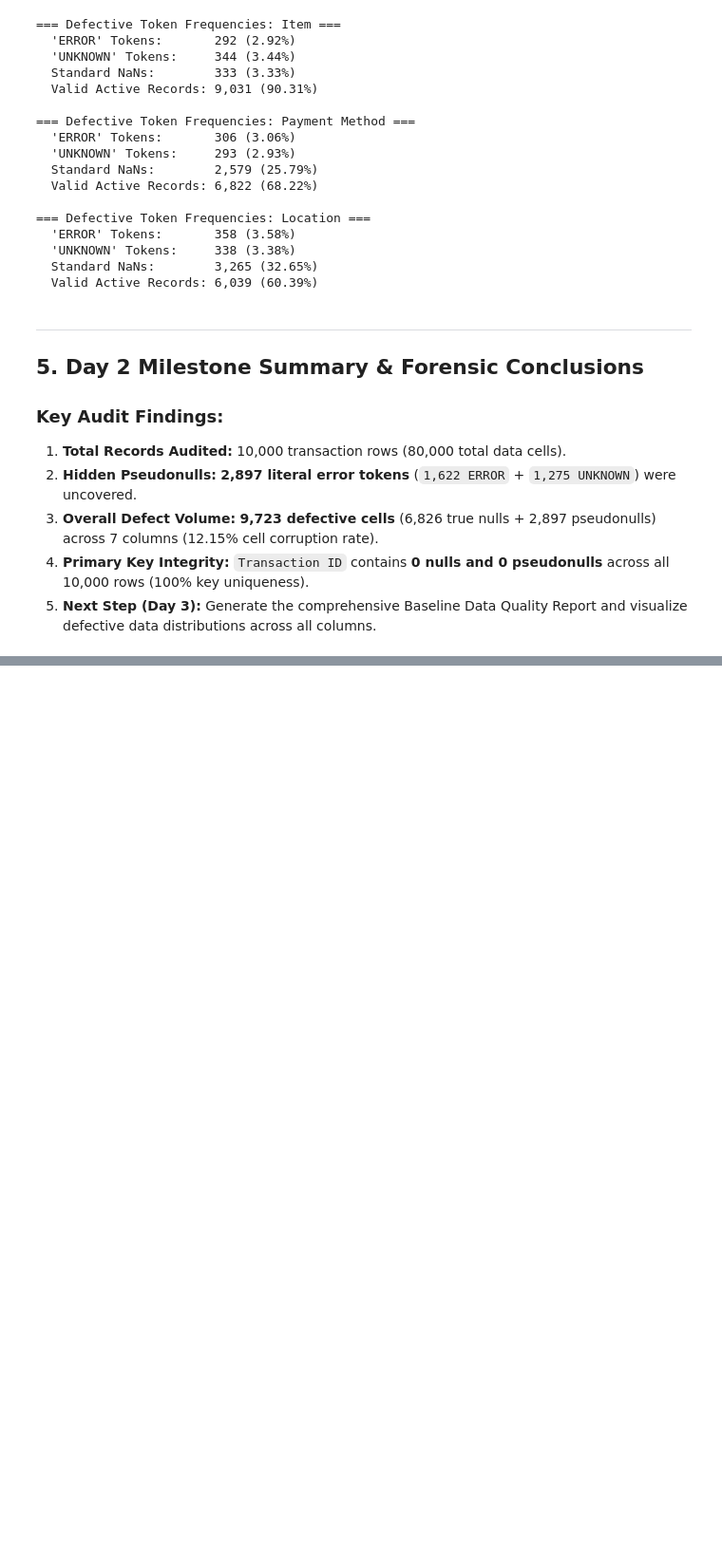
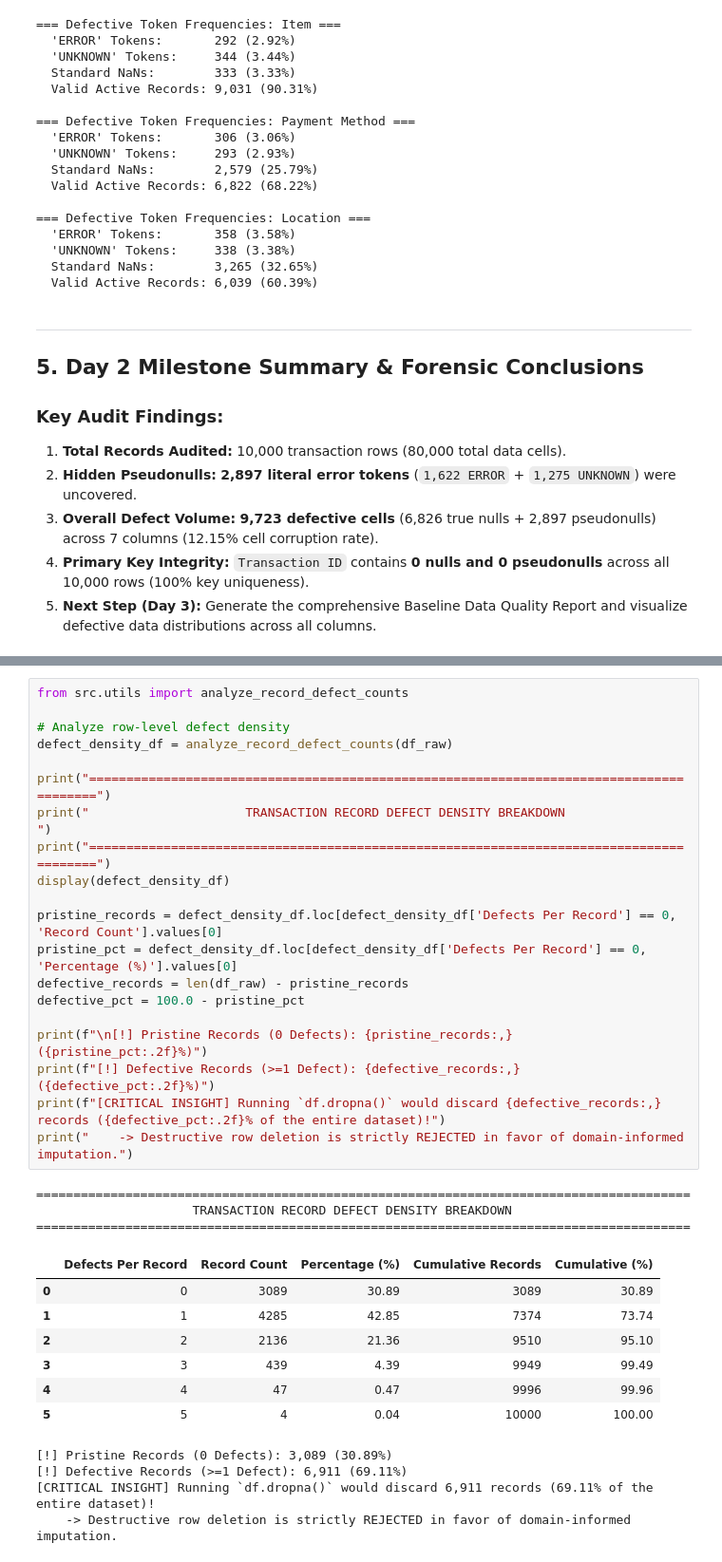
Before and after one commit to addu91577-sketch/OIBSIP, a Jupyter notebook: DataAnalytics-L1-CleaningData/Notebooks/01_cafe_sales_data_cleaning.ipynb, the cells around one changed output, grey strips where cells are left out. Shown at 95% size. Drawn from its saved outputs; the diff is of its cells as text; blank space fills up the shorter version.

```diff
--- a/DataAnalytics-L1-CleaningData/Notebooks/01_cafe_sales_data_cleaning.ipynb
+++ b/DataAnalytics-L1-CleaningData/Notebooks/01_cafe_sales_data_cleaning.ipynb
@@ -171,0 +220,35 @@ for col in ['Item', 'Payment Method', 'Location']:
+# %%
+from src.utils import analyze_record_defect_counts
+
+# Analyze row-level defect density
+defect_density_df = analyze_record_defect_counts(df_raw)
+
+print("========================================================================================")
+print("                     TRANSACTION RECORD DEFECT DENSITY BREAKDOWN                        ")
+print("========================================================================================")
+display(defect_density_df)
+
+pristine_records = defect_density_df.loc[defect_density_df['Defects Per Record'] == 0, 'Record Count'].values[0]
+pristine_pct = defect_density_df.loc[defect_density_df['Defects Per Record'] == 0, 'Percentage (%)'].values[0]
+defective_records = len(df_raw) - pristine_records
+defective_pct = 100.0 - pristine_pct
+
+print(f"\n[!] Pristine Records (0 Defects): {pristine_records:,} ({pristine_pct:.2f}%)")
+print(f"[!] Defective Records (>=1 Defect): {defective_records:,} ({defective_pct:.2f}%)")
+print(f"[CRITICAL INSIGHT] Running `df.dropna()` would discard {defective_records:,} records ({defective_pct:.2f}% of the entire dataset)!")
+print("    -> Destructive row deletion is strictly REJECTED in favor of domain-informed imputation.")
+# %% [output]
+========================================================================================
+                     TRANSACTION RECORD DEFECT DENSITY BREAKDOWN
+========================================================================================
+|  | Defects Per Record | Record Count | Percentage (%) | Cumulative Records | Cumulative (%) |
+| 0 | 0 | 3089 | 30.89 | 3089 | 30.89 |
+| 1 | 1 | 4285 | 42.85 | 7374 | 73.74 |
+| 2 | 2 | 2136 | 21.36 | 9510 | 95.10 |
+| 3 | 3 | 439 | 4.39 | 9949 | 99.49 |
+| 4 | 4 | 47 | 0.47 | 9996 | 99.96 |
+| 5 | 5 | 4 | 0.04 | 10000 | 100.00 |
+[!] Pristine Records (0 Defects): 3,089 (30.89%)
+[!] Defective Records (>=1 Defect): 6,911 (69.11%)
+[CRITICAL INSIGHT] Running `df.dropna()` would discard 6,911 records (69.11% of the entire dataset)!
+    -> Destructive row deletion is strictly REJECTED in favor of domain-informed imputation.
```
Also changed, not shown: parts of 11 cells of this notebook, 7 other files.
